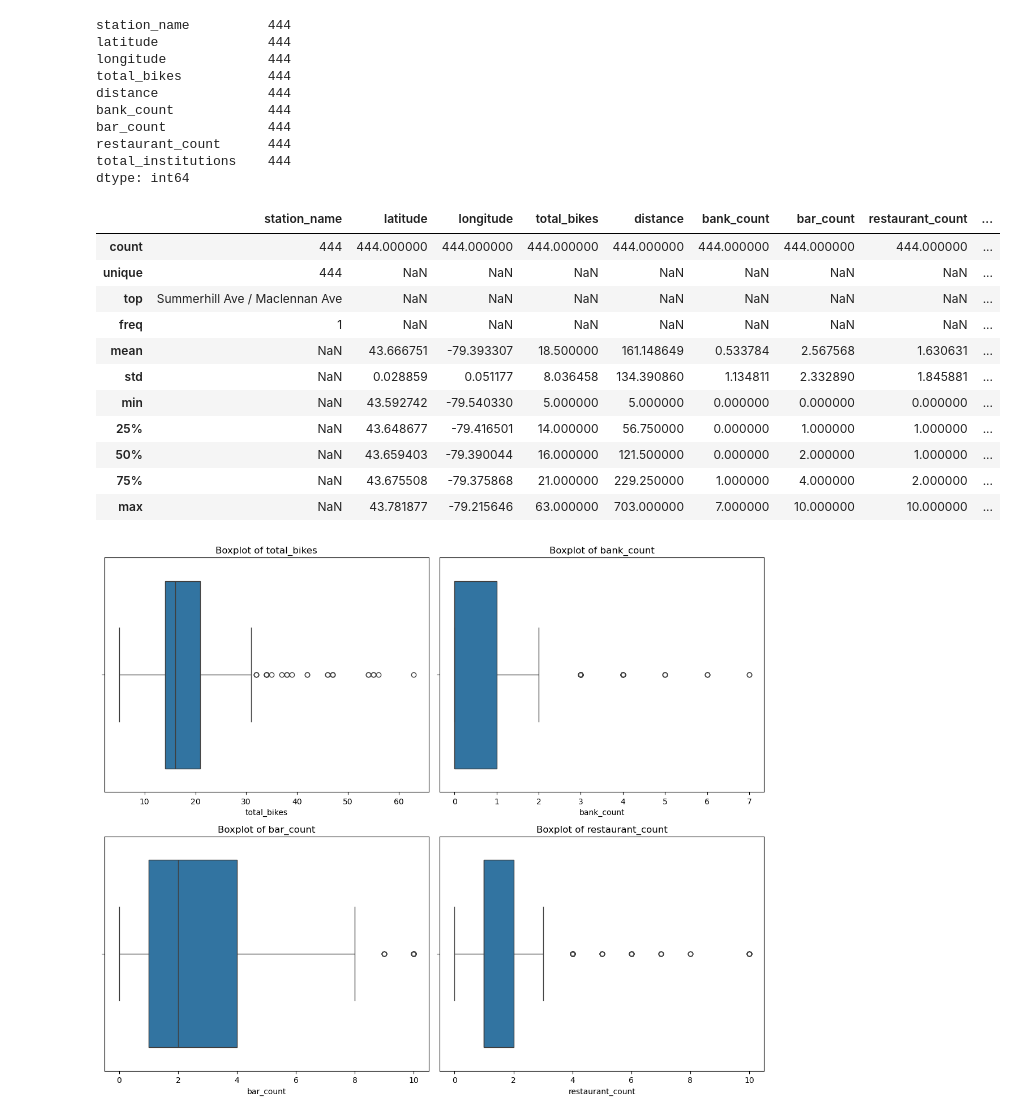
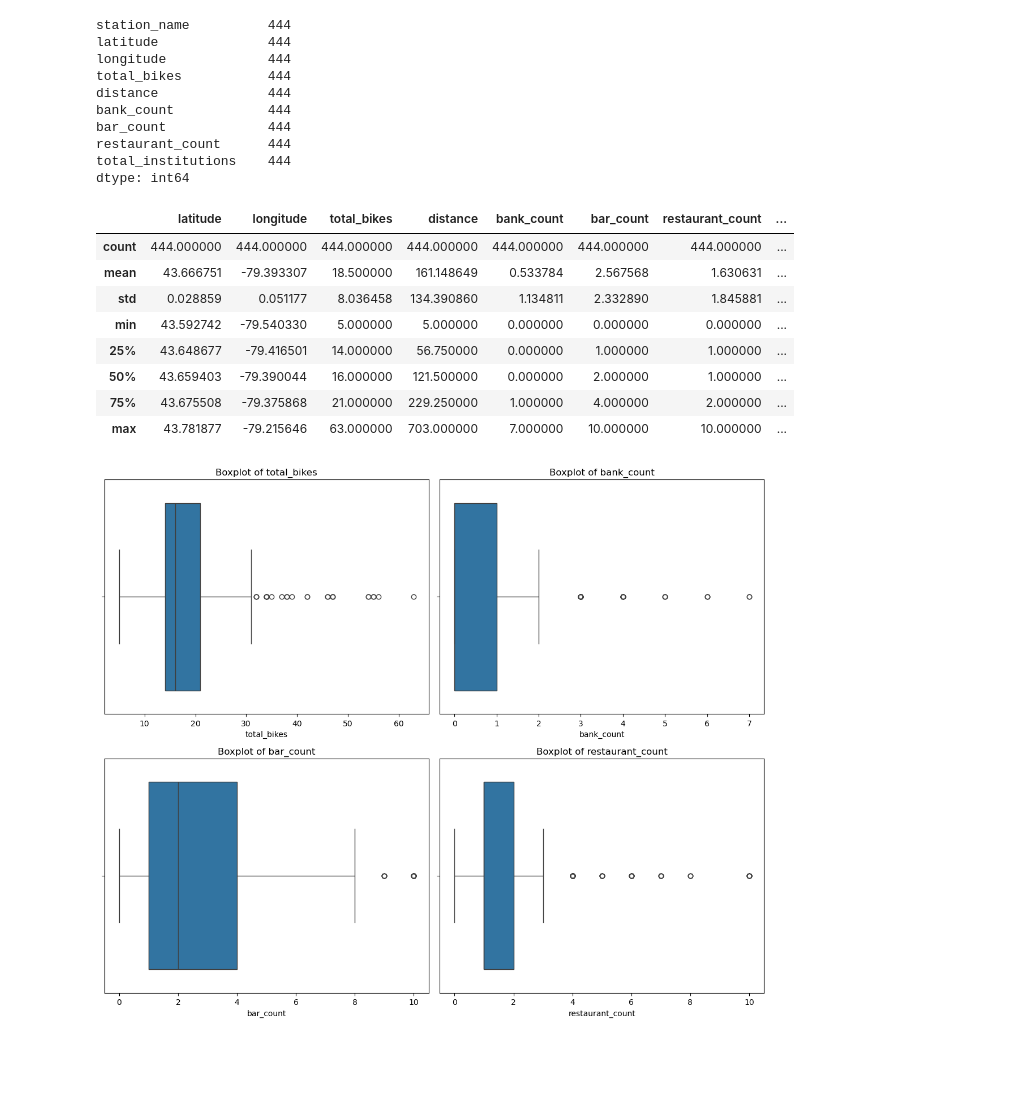
Before and after one commit to tashrifmahmud/Statistical-Modelling-Project, a Jupyter notebook: notebooks/model_building.ipynb, the cells around one changed output. Drawn from its saved outputs; the diff is of its cells as text; code cells hidden in the pictures; blank space fills up the shorter version.

```diff
--- a/notebooks/model_building.ipynb
+++ b/notebooks/model_building.ipynb
@@ -102,18 +100,16 @@ total_institutions    444
 dtype: int64
 # %%
 # Check the summary statistics
-df.describe(include='all')
+df.describe()
+# We can already see some outliers in total_bikes, bank_count, bar_count and restaurant_count
 # %% [output]
-|  | station_name | latitude | longitude | total_bikes | distance | bank_count | bar_count | restaurant_count | ... |
-| count | 444 | 444.000000 | 444.000000 | 444.000000 | 444.000000 | 444.000000 | 444.000000 | 444.000000 | ... |
-| unique | 444 | NaN | NaN | NaN | NaN | NaN | NaN | NaN | ... |
-| top | Summerhill Ave / Maclennan Ave | NaN | NaN | NaN | NaN | NaN | NaN | NaN | ... |
-| freq | 1 | NaN | NaN | NaN | NaN | NaN | NaN | NaN | ... |
-| mean | NaN | 43.666751 | -79.393307 | 18.500000 | 161.148649 | 0.533784 | 2.567568 | 1.630631 | ... |
-| std | NaN | 0.028859 | 0.051177 | 8.036458 | 134.390860 | 1.134811 | 2.332890 | 1.845881 | ... |
-| min | NaN | 43.592742 | -79.540330 | 5.000000 | 5.000000 | 0.000000 | 0.000000 | 0.000000 | ... |
-| 25% | NaN | 43.648677 | -79.416501 | 14.000000 | 56.750000 | 0.000000 | 1.000000 | 1.000000 | ... |
-| 50% | NaN | 43.659403 | -79.390044 | 16.000000 | 121.500000 | 0.000000 | 2.000000 | 1.000000 | ... |
-| 75% | NaN | 43.675508 | -79.375868 | 21.000000 | 229.250000 | 1.000000 | 4.000000 | 2.000000 | ... |
-| max | NaN | 43.781877 | -79.215646 | 63.000000 | 703.000000 | 7.000000 | 10.000000 | 10.000000 | ... |
+|  | latitude | longitude | total_bikes | distance | bank_count | bar_count | restaurant_count | ... |
+| count | 444.000000 | 444.000000 | 444.000000 | 444.000000 | 444.000000 | 444.000000 | 444.000000 | ... |
+| mean | 43.666751 | -79.393307 | 18.500000 | 161.148649 | 0.533784 | 2.567568 | 1.630631 | ... |
+| std | 0.028859 | 0.051177 | 8.036458 | 134.390860 | 1.134811 | 2.332890 | 1.845881 | ... |
+| min | 43.592742 | -79.540330 | 5.000000 | 5.000000 | 0.000000 | 0.000000 | 0.000000 | ... |
+| 25% | 43.648677 | -79.416501 | 14.000000 | 56.750000 | 0.000000 | 1.000000 | 1.000000 | ... |
+| 50% | 43.659403 | -79.390044 | 16.000000 | 121.500000 | 0.000000 | 2.000000 | 1.000000 | ... |
+| 75% | 43.675508 | -79.375868 | 21.000000 | 229.250000 | 1.000000 | 4.000000 | 2.000000 | ... |
+| max | 43.781877 | -79.215646 | 63.000000 | 703.000000 | 7.000000 | 10.000000 | 10.000000 | ... |
 # %%
```
Also changed, not shown: parts of 9 cells of this notebook, 5 other files.
